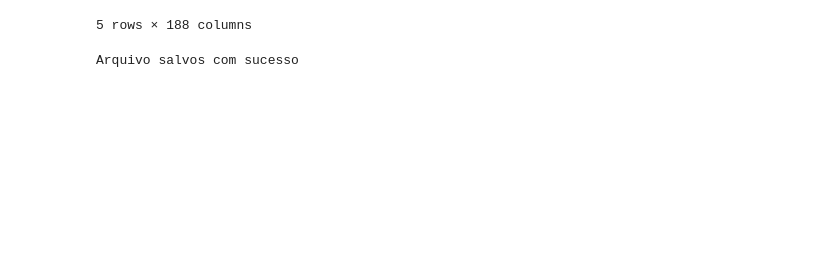
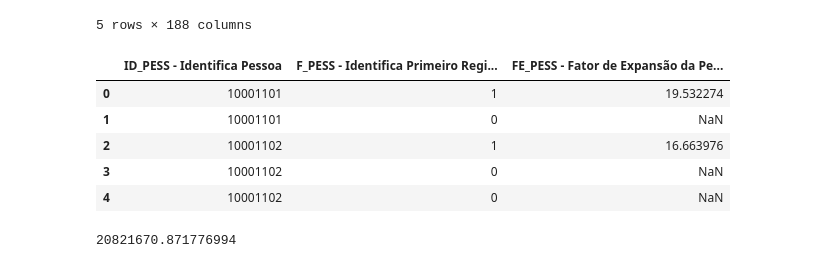
Before and after one commit to univesp-projetos/pesquisa_origem_destino, a Jupyter notebook: OD_2017_tratamento_colunas_derivadas.ipynb, the cells around one changed output. Cells and saved outputs as stored; diff of their text form; code cells hidden in the pictures; blank space fills up the shorter version.

```diff
--- a/OD_2017_tratamento_colunas_derivadas.ipynb
+++ b/OD_2017_tratamento_colunas_derivadas.ipynb
@@ -12,5 +12,8 @@ Columns: 128 entries, ZONA to ID_ORDEM
 dtypes: float64(95), int64(33)
 memory usage: 178.8 MB
 # %%
+# remove registros duplicados, se houverem
+df.drop_duplicates(keep='last', inplace=True)
+print(len(df))
 df.head()
 # %% [output]
@@ -1370,9 +1374,33 @@ df_renomeado.head()
 | 3 | 1 | 36 | 333743 | 7394463 | ... |
 | 4 | 1 | 36 | 333743 | 7394463 | ... |
 5 rows × 188 columns
+# %%
+# "zera" o fator de expansão por pessoa, deixando apenas o primeiro registro
+# para evitar duplicidades na hora da análise do Power BI
+df_renomeado['FE_PESS - Fator de Expansão da Pessoa'] = df_renomeado.apply(
+    lambda row: row['FE_PESS - Fator de Expansão da Pessoa'] if row['F_PESS - Identifica Primeiro Registro da Pessoa'] == 1 else None,
+    axis=1
+)
+
+df_renomeado[[
+    'ID_PESS - Identifica Pessoa',
+    'F_PESS - Identifica Primeiro Registro da Pessoa',
+    'FE_PESS - Fator de Expansão da Pessoa',
+]].head(5)
+# %% [output]
+|  | ID_PESS - Identifica Pessoa | F_PESS - Identifica Primeiro Regi... | FE_PESS - Fator de Expansão da Pe... |
+| 0 | 10001101 | 1 | 19.532274 |
+| 1 | 10001101 | 0 | NaN |
+| 2 | 10001102 | 1 | 16.663976 |
+| 3 | 10001102 | 0 | NaN |
+| 4 | 10001102 | 0 | NaN |
+# %%
+# confere se a soma do fator de expansão "bate" com a planilha, agora que não existem
+# mais registros duplicados por pessoa
+df_renomeado['FE_PESS - Fator de Expansão da Pessoa'].sum()
+# %% [output]
+20821670.871776994
 # %%
-df['AA_PESQUISA'] = ano
+df_renomeado['AA_PESQUISA'] = ano
 df_renomeado.to_excel(f'OD_{ano}.xlsx', index=False)
 print('Arquivo salvos com sucesso')
-# %% [output]
-Arquivo salvos com sucesso
```
Also changed, not shown: parts of 1 cell of this notebook, 3 other files.
